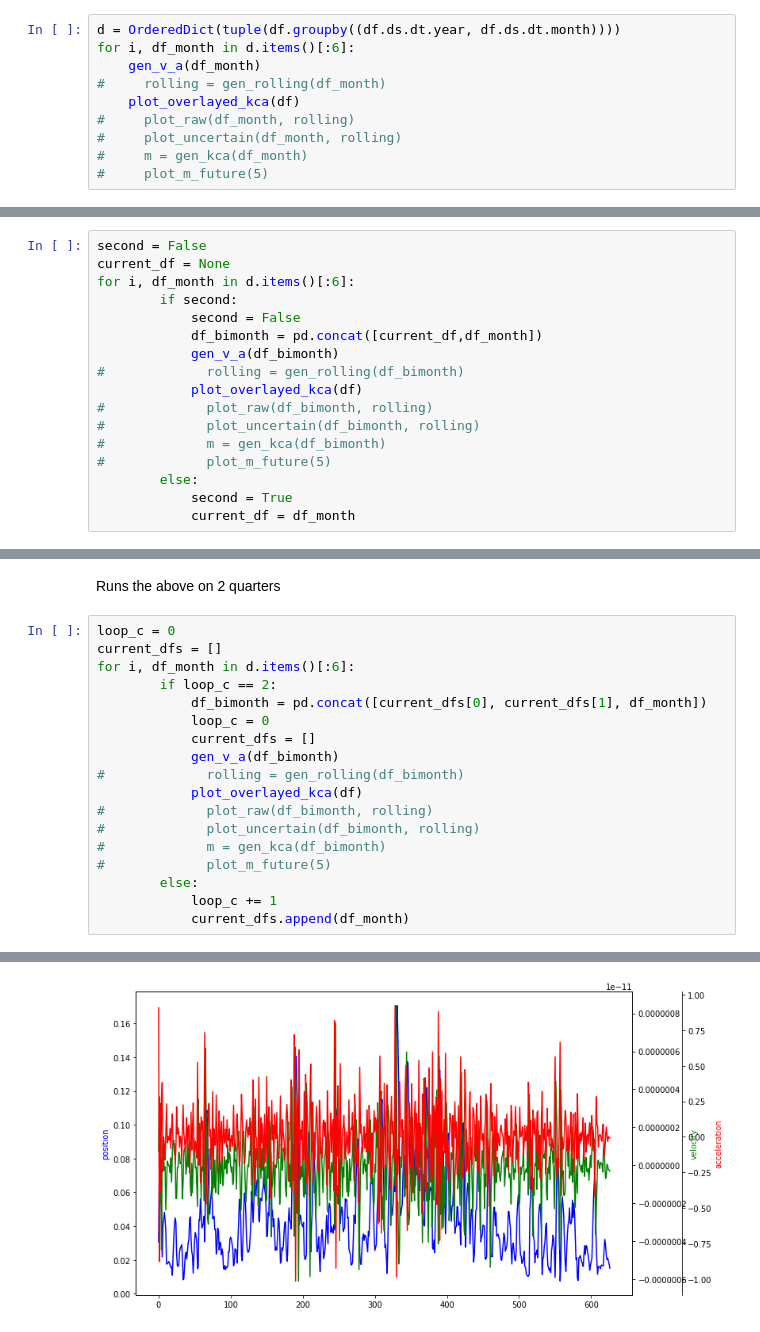
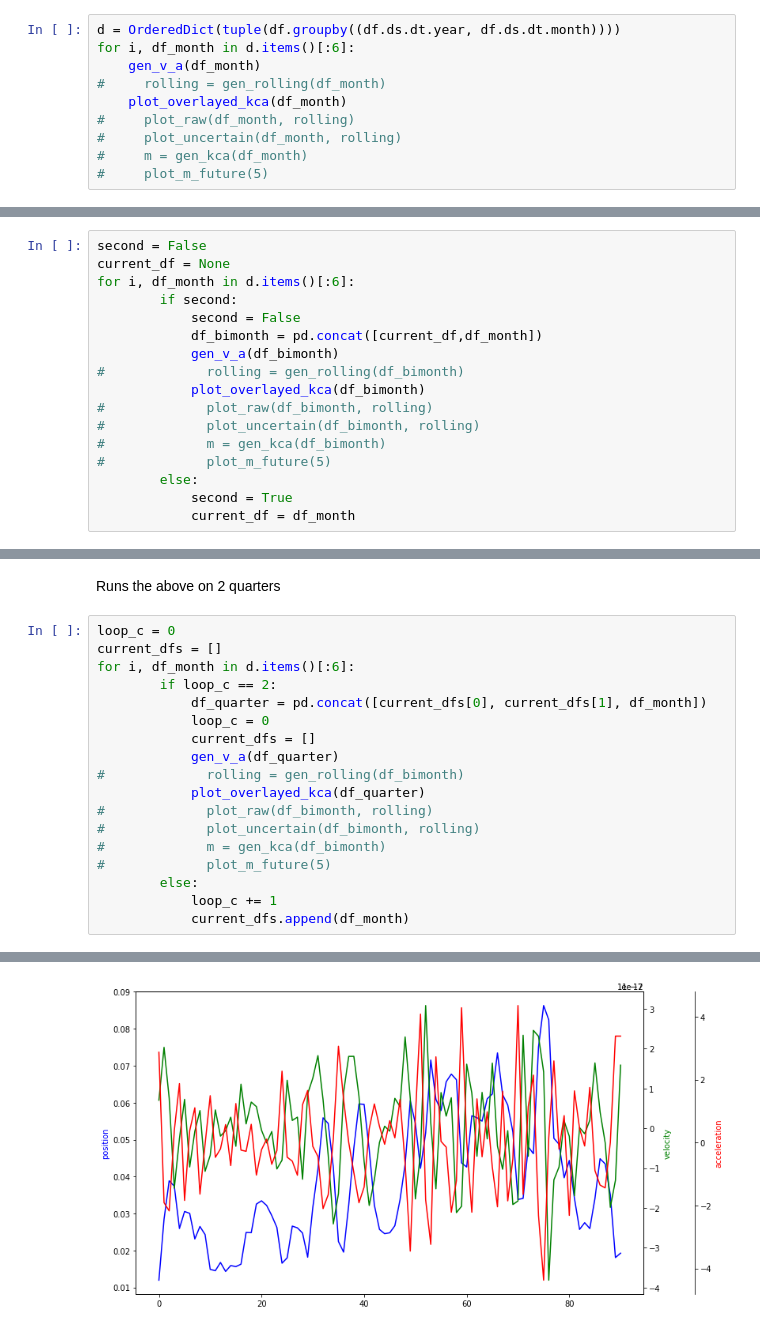
Before and after one commit to nmits/CapstoneProphetTests, a Jupyter notebook: Volatility Testing 6 Period.ipynb, the cells around one changed output, grey strips where cells are left out. Saved outputs shown, nothing was run; the diff lists cells and outputs as text.

```diff
--- a/Volatility Testing 6 Period.ipynb
+++ b/Volatility Testing 6 Period.ipynb
@@ -399,7 +399,7 @@ d = OrderedDict(tuple(df.groupby((df.ds.dt.year, df.ds.dt.month))))
 for i, df_month in d.items()[:6]:
     gen_v_a(df_month)
 #     rolling = gen_rolling(df_month)
-    plot_overlayed_kca(df)
+    plot_overlayed_kca(df_month)
 #     plot_raw(df_month, rolling)
 #     plot_uncertain(df_month, rolling)
 #     m = gen_kca(df_month)
@@ -422,7 +422,7 @@ for i, df_month in d.items()[:6]:
             df_bimonth = pd.concat([current_df,df_month])
             gen_v_a(df_bimonth)
 #             rolling = gen_rolling(df_bimonth)
-            plot_overlayed_kca(df)
+            plot_overlayed_kca(df_bimonth)
 #             plot_raw(df_bimonth, rolling)
 #             plot_uncertain(df_bimonth, rolling)
 #             m = gen_kca(df_bimonth)
@@ -441,12 +441,12 @@ loop_c = 0
 current_dfs = []
 for i, df_month in d.items()[:6]:
         if loop_c == 2:
-            df_bimonth = pd.concat([current_dfs[0], current_dfs[1], df_month])
+            df_quarter = pd.concat([current_dfs[0], current_dfs[1], df_month])
             loop_c = 0
             current_dfs = []
-            gen_v_a(df_bimonth)
+            gen_v_a(df_quarter)
 #             rolling = gen_rolling(df_bimonth)
-            plot_overlayed_kca(df)
+            plot_overlayed_kca(df_quarter)
 #             plot_raw(df_bimonth, rolling)
 #             plot_uncertain(df_bimonth, rolling)
 #             m = gen_kca(df_bimonth)
@@ -459 +459 @@ for i, df_month in d.items()[:6]:
-[figure, old version]
+[figure, new version]
```
Also changed, not shown: parts of 14 cells of this notebook, 6 other files.
